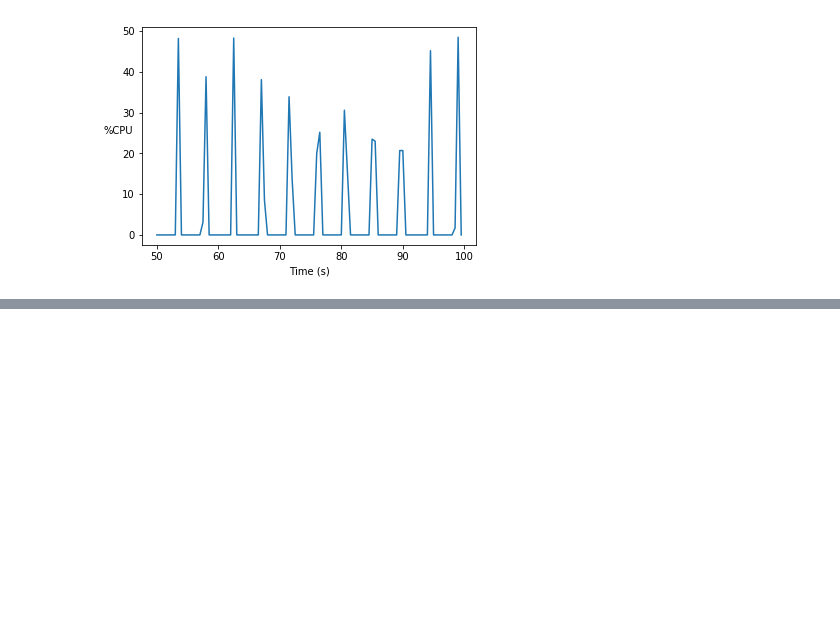
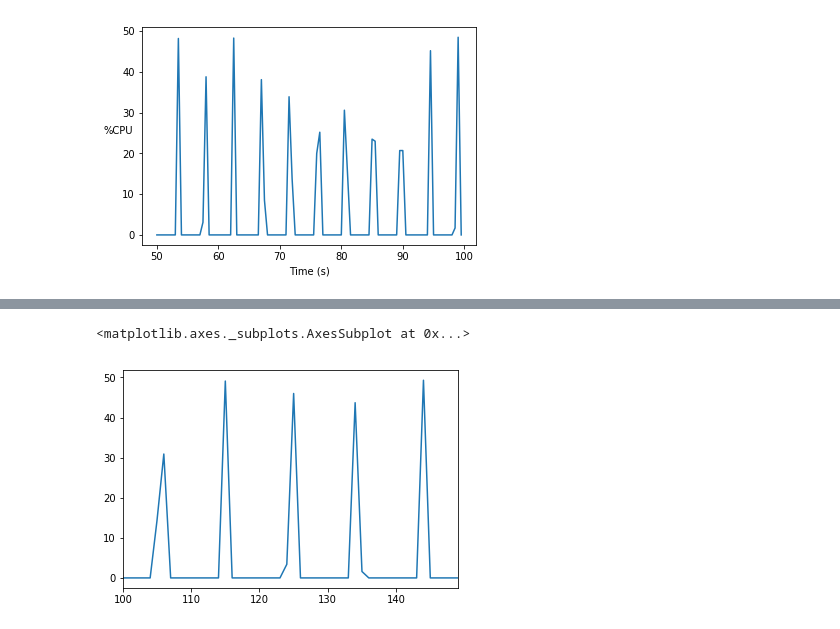
Before and after one commit to ThibaultHuyet/data_parsing, a Jupyter notebook: Notebooks/pandas_testing_top.ipynb, the cells around one changed output, grey strips where cells are left out. Saved outputs shown, nothing was run; the diff lists cells and outputs as text; code cells hidden in the pictures; blank space fills up the shorter version.

```diff
--- a/Notebooks/pandas_testing_top.ipynb
+++ b/Notebooks/pandas_testing_top.ipynb
@@ -150,0 +118,4 @@ plt.show()
+# %%
+cpu, mem, pid = parse(docker_files[0])
+# %%
+cpu_frame, mem_frame = create_dataframe(cpu, mem, pid)
@@ -150,0 +143,5 @@ plt.show()
+# %%
+ cpu_frame['main'][100:150].plot()
+# %% [output]
+<matplotlib.axes._subplots.AxesSubplot at 0x...>
+[figure, added]
```
Also changed, not shown: parts of 11 cells of this notebook, 2 other files.
